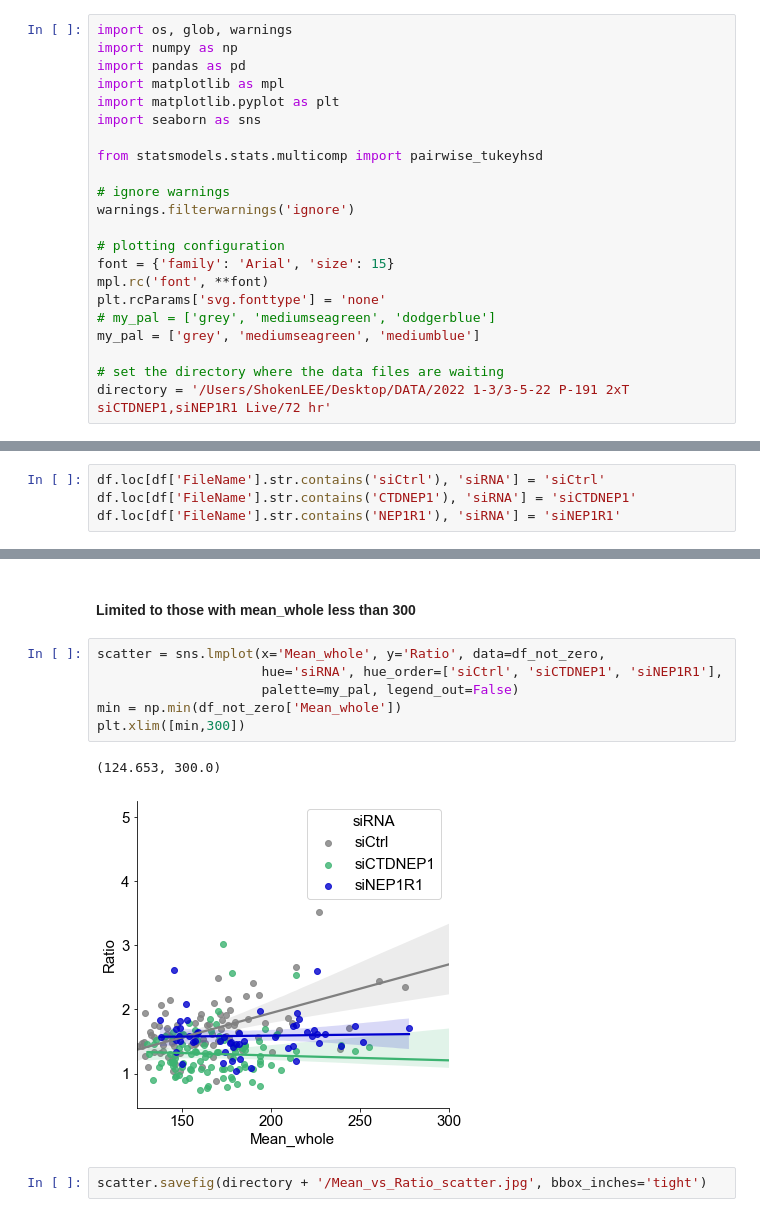
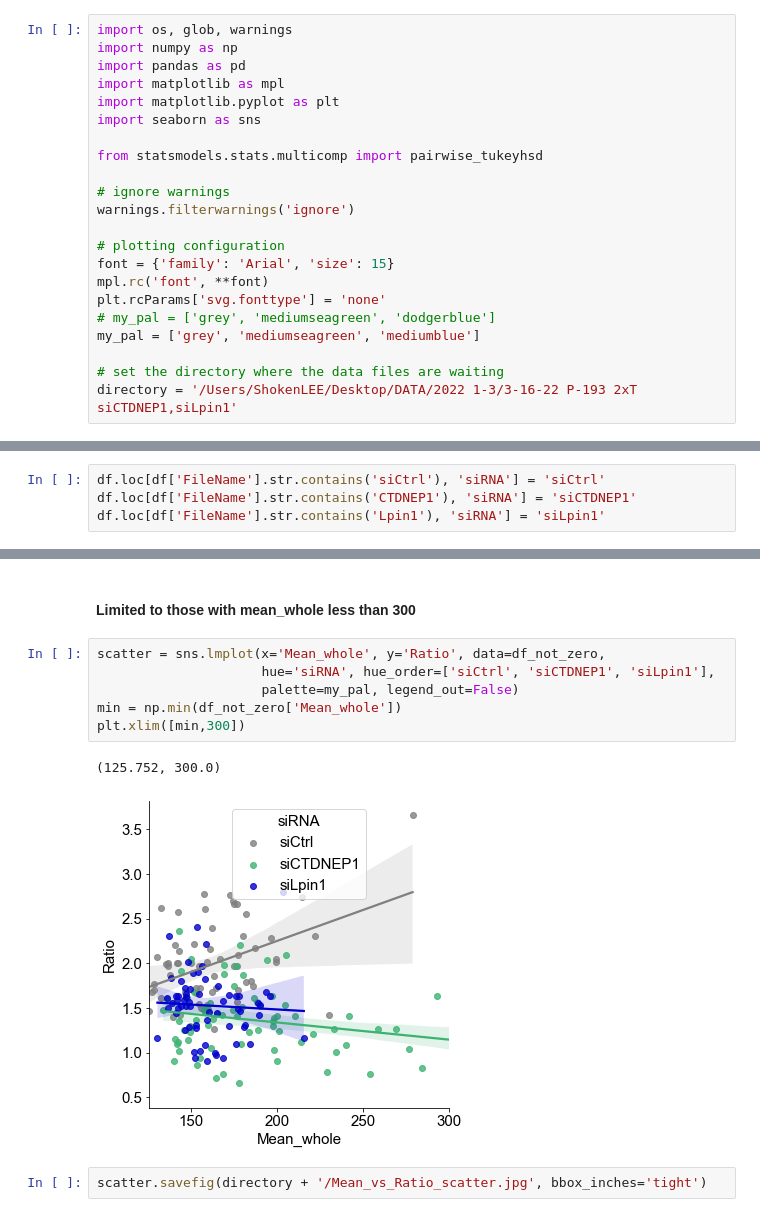
Before and after one commit to shokenlee/Lee_2023_Sun2-Lipid, a Jupyter notebook: DAGsensor.ipynb, the cells around one changed output, grey strips where cells are left out. Drawn from its saved outputs; the diff is of its cells as text.

```diff
--- a/DAGsensor.ipynb
+++ b/DAGsensor.ipynb
@@ -21,7 +21,7 @@ plt.rcParams['svg.fonttype'] = 'none'
 my_pal = ['grey', 'mediumseagreen', 'mediumblue']
 
 # set the directory where the data files are waiting
-directory = '/Users/ShokenLEE/Desktop/DATA/2022 1-3/3-5-22 P-191 2xT siCTDNEP1,siNEP1R1 Live/72 hr'
+directory = '/Users/ShokenLEE/Desktop/DATA/2022 1-3/3-16-22 P-193 2xT siCTDNEP1,siLpin1'
 # %% [markdown]
 ### **1. Concanatate all the CSV files**
 # %%
@@ -68,7 +68,7 @@ memory usage: 15.1+ KB
 # %%
 df.loc[df['FileName'].str.contains('siCtrl'), 'siRNA'] = 'siCtrl'
 df.loc[df['FileName'].str.contains('CTDNEP1'), 'siRNA'] = 'siCTDNEP1'
-df.loc[df['FileName'].str.contains('NEP1R1'), 'siRNA'] = 'siNEP1R1'
+df.loc[df['FileName'].str.contains('Lpin1'), 'siRNA'] = 'siLpin1'
 # %% [markdown]
 ### **3. Cleaning**
 # %% [markdown]
@@ -189,13 +189,13 @@ fig.savefig(directory + '/Mean_whole.jpg', bbox_inches='tight')
 #### Limited to those with mean_whole less than 300
 # %%
 scatter = sns.lmplot(x='Mean_whole', y='Ratio', data=df_not_zero,
-                     hue='siRNA', hue_order=['siCtrl', 'siCTDNEP1', 'siNEP1R1'],
+                     hue='siRNA', hue_order=['siCtrl', 'siCTDNEP1', 'siLpin1'],
                      palette=my_pal, legend_out=False)
 min = np.min(df_not_zero['Mean_whole'])
 plt.xlim([min,300])
 # %% [output]
-(124.653, 300.0)
+(125.752, 300.0)
-[figure, old version]
+[figure, new version]
 # %%
 scatter.savefig(directory + '/Mean_vs_Ratio_scatter.jpg', bbox_inches='tight')
 # %% [markdown]
```
Also changed, not shown: parts of 11 cells of this notebook, 1 other file.
